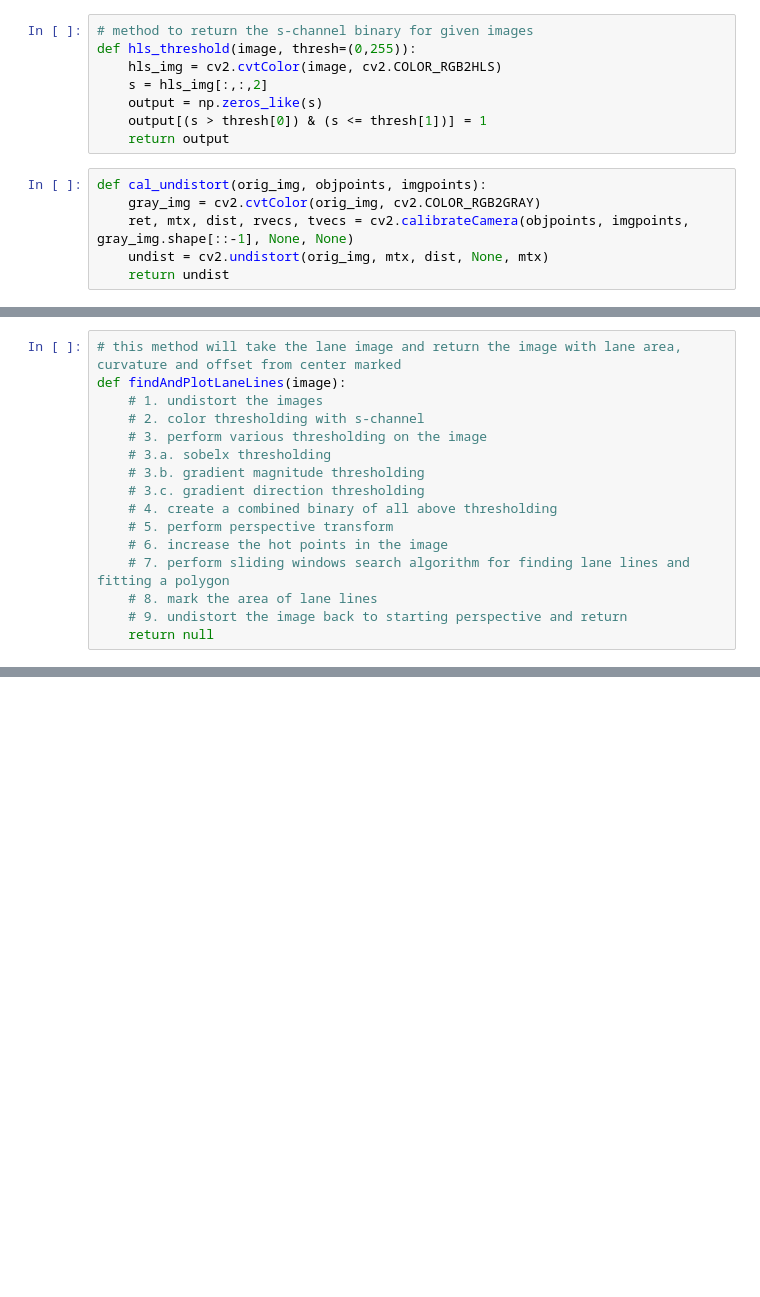
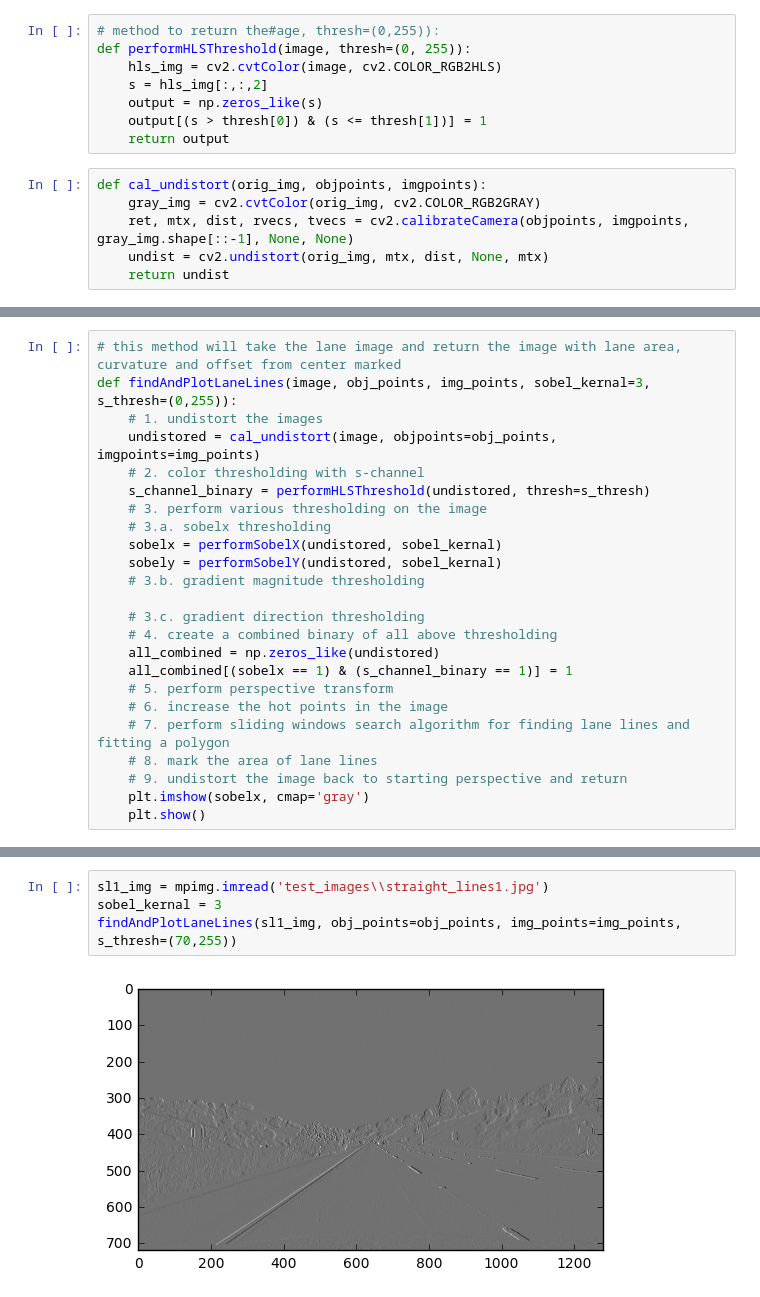
Before and after one commit to ajeet-repos/CarND-Advanced-Lane-Lines, a Jupyter notebook: p4_pipeline_for_images.ipynb, the cells around one changed output, grey strips where cells are left out. Drawn from its saved outputs; the diff is of its cells as text; blank space fills up the shorter version.

```diff
--- a/p4_pipeline_for_images.ipynb
+++ b/p4_pipeline_for_images.ipynb
@@ -99,8 +88,8 @@ def plot_images(img1, img2, title1, title2):
     plt.subplots_adjust(left=0., right=1, top=0.9, bottom=0.)
     plt.show()
 # %%
-# method to return the s-channel binary for given images
-def hls_threshold(image, thresh=(0,255)):
+# method to return the#age, thresh=(0,255)):
+def performHLSThreshold(image, thresh=(0, 255)):
     hls_img = cv2.cvtColor(image, cv2.COLOR_RGB2HLS)
     s = hls_img[:,:,2]
     output = np.zeros_like(s)
@@ -115,16 +210,24 @@ def cal_undistort(orig_img, objpoints, imgpoints):
 # %%
 # this method will take the lane image and return the image with lane area, curvature and offset from center marked
-def findAndPlotLaneLines(image):
+def findAndPlotLaneLines(image, obj_points, img_points, sobel_kernal=3, s_thresh=(0,255)):
     # 1. undistort the images
+    undistored = cal_undistort(image, objpoints=obj_points, imgpoints=img_points)
     # 2. color thresholding with s-channel
+    s_channel_binary = performHLSThreshold(undistored, thresh=s_thresh)
     # 3. perform various thresholding on the image
     # 3.a. sobelx thresholding
+    sobelx = performSobelX(undistored, sobel_kernal)
+    sobely = performSobelY(undistored, sobel_kernal)
     # 3.b. gradient magnitude thresholding
+
     # 3.c. gradient direction thresholding
     # 4. create a combined binary of all above thresholding
+    all_combined = np.zeros_like(undistored)
+    all_combined[(sobelx == 1) & (s_channel_binary == 1)] = 1
     # 5. perform perspective transform
     # 6. increase the hot points in the image
     # 7. perform sliding windows search algorithm for finding lane lines and fitting a polygon
     # 8. mark the area of lane lines
     # 9. undistort the image back to starting perspective and return
-    return null
+    plt.imshow(sobelx, cmap='gray')
+    plt.show()
@@ -130,0 +246,6 @@ def findAndPlotLaneLines(image):
+# %%
+sl1_img = mpimg.imread('test_images\\straight_lines1.jpg')
+sobel_kernal = 3
+findAndPlotLaneLines(sl1_img, obj_points=obj_points, img_points=img_points, s_thresh=(70,255))
+# %% [output]
+[figure, added]
```
Also changed, not shown: parts of 7 cells of this notebook, 1 other file.
